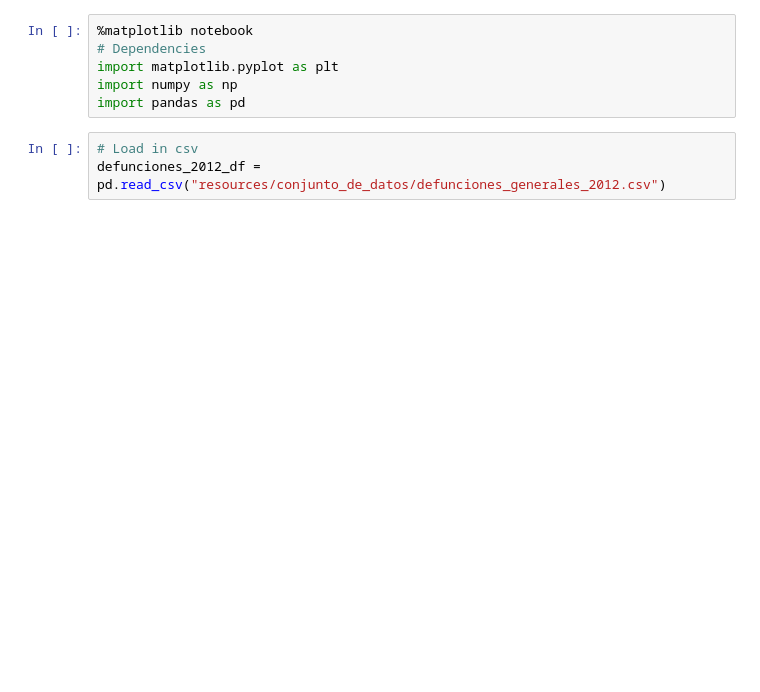
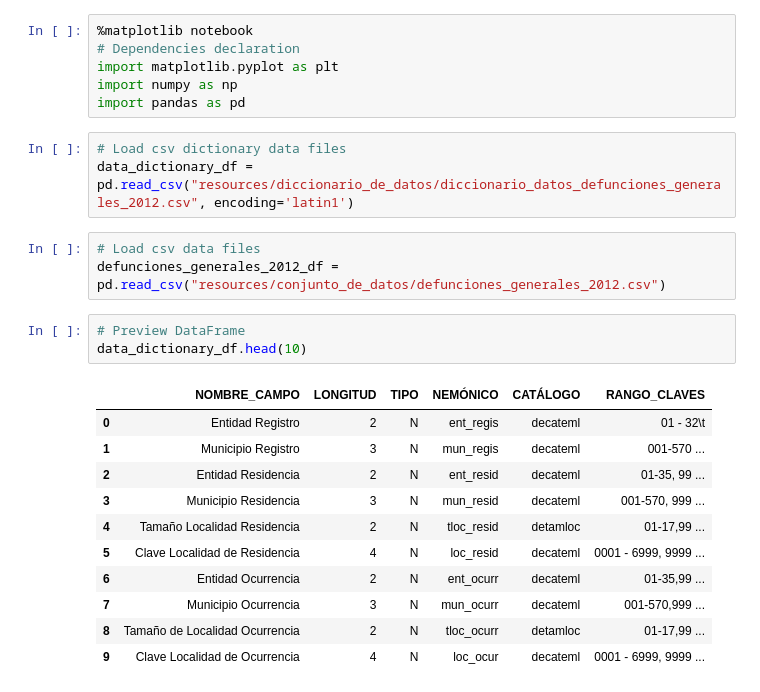
Before and after one commit to danielczz/ETL_Project-Data_Panas, a Jupyter notebook: main_jupyter.ipynb, the cells around one changed output. Cells and saved outputs as stored; diff of their text form; blank space fills up the shorter version.

Commit message:
Commit until DataFrames

```diff
--- a/main_jupyter.ipynb
+++ b/main_jupyter.ipynb
@@ -1,9 +1,27 @@
 # %%
 %matplotlib notebook
-# Dependencies
+# Dependencies declaration
 import matplotlib.pyplot as plt
 import numpy as np
 import pandas as pd
+# %%
+# Load csv dictionary data files
+data_dictionary_df = pd.read_csv("resources/diccionario_de_datos/diccionario_datos_defunciones_generales_2012.csv", encoding='latin1')
 # %%
-# Load in csv
-defunciones_2012_df = pd.read_csv("resources/conjunto_de_datos/defunciones_generales_2012.csv")
+# Load csv data files
+defunciones_generales_2012_df = pd.read_csv("resources/conjunto_de_datos/defunciones_generales_2012.csv")
+# %%
+# Preview DataFrame
+data_dictionary_df.head(10)
+# %% [output]
+|  | NOMBRE_CAMPO | LONGITUD | TIPO | NEMÓNICO | CATÁLOGO | RANGO_CLAVES |
+| 0 | Entidad Registro | 2 | N | ent_regis | decateml | 01 - 32\t |
+| 1 | Municipio Registro | 3 | N | mun_regis | decateml | 001-570 ... |
+| 2 | Entidad Residencia | 2 | N | ent_resid | decateml | 01-35, 99 ... |
+| 3 | Municipio Residencia | 3 | N | mun_resid | decateml | 001-570, 999 ... |
+| 4 | Tamaño Localidad Residencia | 2 | N | tloc_resid | detamloc | 01-17,99 ... |
+| 5 | Clave Localidad de Residencia | 4 | N | loc_resid | decateml | 0001 - 6999, 9999 ... |
+| 6 | Entidad Ocurrencia | 2 | N | ent_ocurr | decateml | 01-35,99 ... |
+| 7 | Municipio Ocurrencia | 3 | N | mun_ocurr | decateml | 001-570,999 ... |
+| 8 | Tamaño de Localidad Ocurrencia | 2 | N | tloc_ocurr | detamloc | 01-17,99 ... |
+| 9 | Clave Localidad de Ocurrencia | 4 | N | loc_ocur | decateml | 0001 - 6999, 9999 ... |
```
Also changed, not shown: parts of 17 cells of this notebook.
